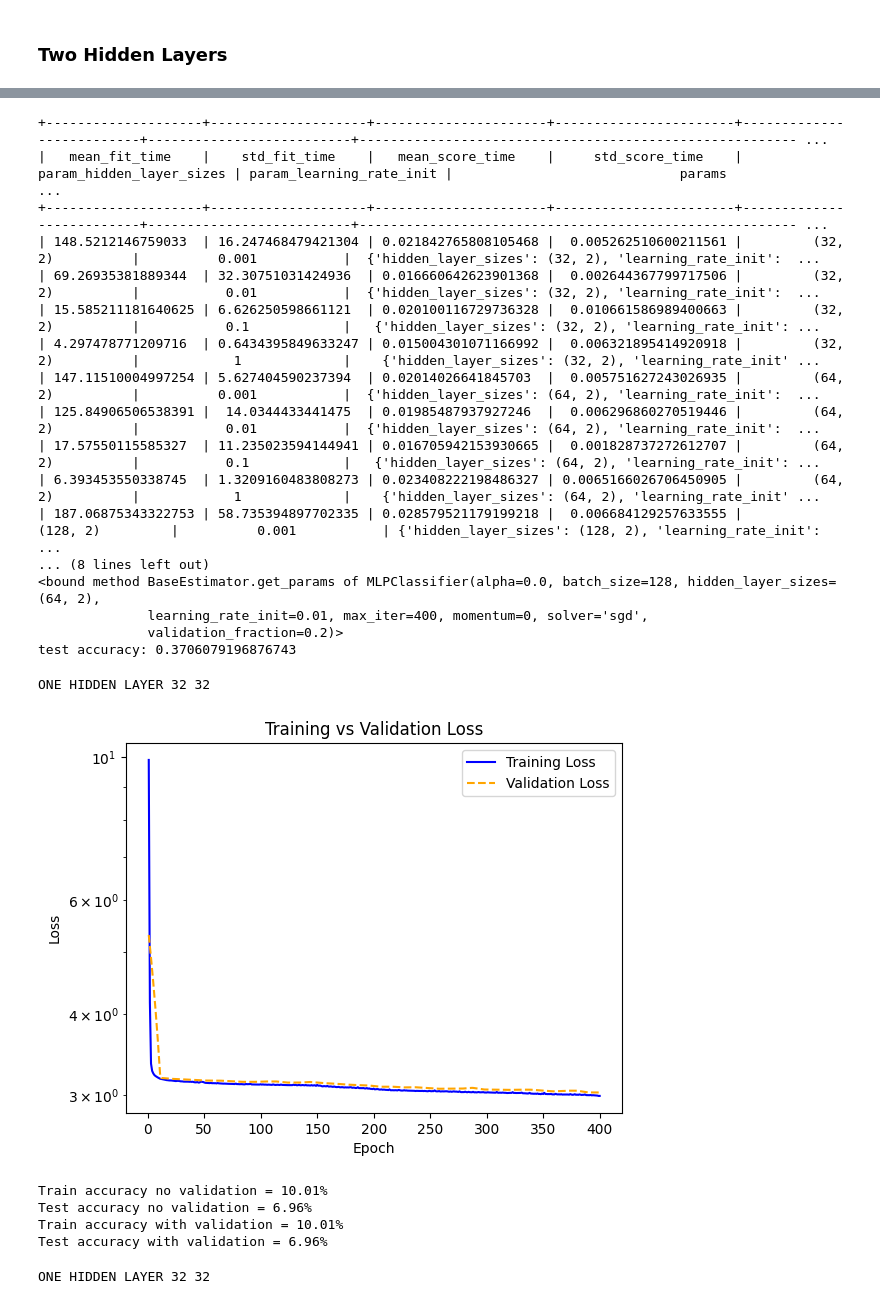
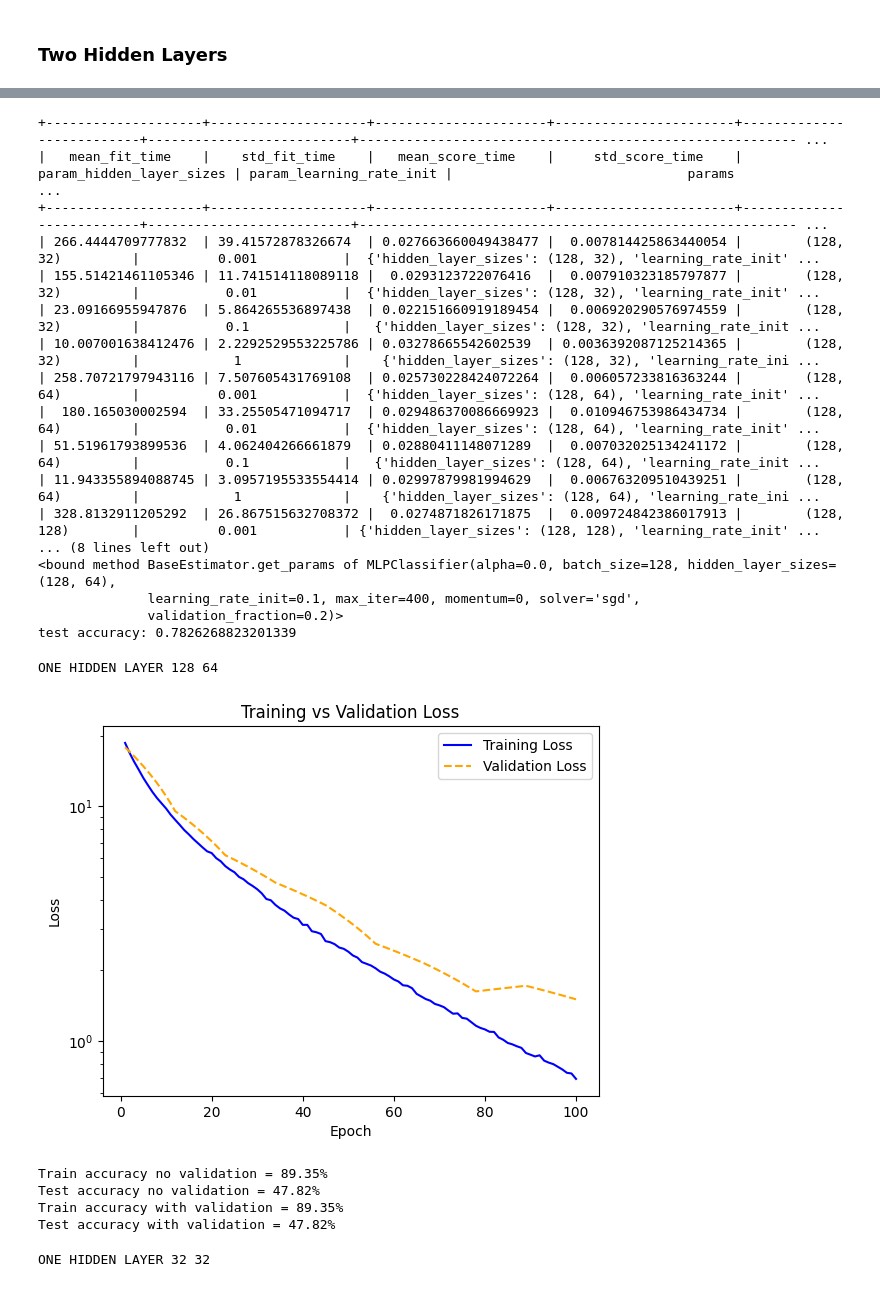
Before and after one commit to ZachGurberg/COMP551_Assignment3, a Jupyter notebook: assignment3_group-1.ipynb, the cells around one changed output, grey strips where cells are left out. Saved outputs shown, nothing was run; the diff lists cells and outputs as text; code cells hidden in the pictures.

Commit message:
New implementation, 1 hidden done

```diff
--- a/assignment3_group-1.ipynb
+++ b/assignment3_group-1.ipynb
@@ -745,7 +745,7 @@ from sklearn.neural_network import MLPClassifier
 from sklearn.model_selection import GridSearchCV
 
 param_grid = {
-    'hidden_layer_sizes': [(32,2), (64,2), (128,2), (256,2)],  # Single layer with varying sizes
+    'hidden_layer_sizes': [(128,32), (128,64), (128,128), (128,256)],  # Single layer with varying sizes
     'learning_rate_init': [0.001, 0.01, 0.1, 1]
 }
 
@@ -800,49 +800,49 @@ test_score = best_model.score(X_test, y_test)
 print("test accuracy:", test_score)
 # %% [output]
 +--------------------+--------------------+----------------------+-----------------------+--------------------------+--------------------------+-------------------------------------------------------- ...
-|   mean_fit_time    |    std_fit_time    |   mean_score_time    |     std_score_time    | param_hidden_layer_sizes | param_learning_rate_init |                             params                      ...
+|   mean_fit_time    |    std_fit_time    |   mean_score_time    |     std_score_time    | param_hidden_layer_sizes | param_learning_rate_init |                              params                     ...
 +--------------------+--------------------+----------------------+-----------------------+--------------------------+--------------------------+-------------------------------------------------------- ...
-| 148.5212146759033  | 16.247468479421304 | 0.021842765808105468 |  0.005262510600211561 |         (32, 2)          |          0.001           |  {'hidden_layer_sizes': (32, 2), 'learning_rate_init':  ...
-| 69.26935381889344  | 32.30751031424936  | 0.016660642623901368 |  0.002644367799717506 |         (32, 2)          |           0.01           |  {'hidden_layer_sizes': (32, 2), 'learning_rate_init':  ...
-| 15.585211181640625 | 6.626250598661121  | 0.020100116729736328 |  0.010661586989400663 |         (32, 2)          |           0.1            |   {'hidden_layer_sizes': (32, 2), 'learning_rate_init': ...
-| 4.297478771209716  | 0.6434395849633247 | 0.015004301071166992 |  0.006321895414920918 |         (32, 2)          |            1             |    {'hidden_layer_sizes': (32, 2), 'learning_rate_init' ...
-| 147.11510004997254 | 5.627404590237394  | 0.02014026641845703  |  0.005751627243026935 |         (64, 2)          |          0.001           |  {'hidden_layer_sizes': (64, 2), 'learning_rate_init':  ...
-| 125.84906506538391 |  14.0344433441475  | 0.01985487937927246  |  0.006296860270519446 |         (64, 2)          |           0.01           |  {'hidden_layer_sizes': (64, 2), 'learning_rate_init':  ...
-| 17.57550115585327  | 11.235023594144941 | 0.016705942153930665 |  0.001828737272612707 |         (64, 2)          |           0.1            |   {'hidden_layer_sizes': (64, 2), 'learning_rate_init': ...
-| 6.393453550338745  | 1.3209160483808273 | 0.023408222198486327 | 0.0065166026706450905 |         (64, 2)          |            1             |    {'hidden_layer_sizes': (64, 2), 'learning_rate_init' ...
-| 187.06875343322753 | 58.735394897702335 | 0.028579521179199218 |  0.006684129257633555 |         (128, 2)         |          0.001           | {'hidden_layer_sizes': (128, 2), 'learning_rate_init':  ...
+| 266.4444709777832  | 39.41572878326674  | 0.027663660049438477 |  0.007814425863440054 |        (128, 32)         |          0.001           |  {'hidden_layer_sizes': (128, 32), 'learning_rate_init' ...
+| 155.51421461105346 | 11.741514118089118 |  0.0293123722076416  |  0.007910323185797877 |        (128, 32)         |           0.01           |  {'hidden_layer_sizes': (128, 32), 'learning_rate_init' ...
+| 23.09166955947876  | 5.864265536897438  | 0.022151660919189454 |  0.006920290576974559 |        (128, 32)         |           0.1            |   {'hidden_layer_sizes': (128, 32), 'learning_rate_init ...
+| 10.007001638412476 | 2.2292529553225786 | 0.03278665542602539  | 0.0036392087125214365 |        (128, 32)         |            1             |    {'hidden_layer_sizes': (128, 32), 'learning_rate_ini ...
+| 258.70721797943116 | 7.507605431769108  | 0.025730228424072264 |  0.006057233816363244 |        (128, 64)         |          0.001           |  {'hidden_layer_sizes': (128, 64), 'learning_rate_init' ...
+|  180.165030002594  | 33.25505471094717  | 0.029486370086669923 |  0.010946753986434734 |        (128, 64)         |           0.01           |  {'hidden_layer_sizes': (128, 64), 'learning_rate_init' ...
+| 51.51961793899536  | 4.062404266661879  | 0.02880411148071289  |  0.007032025134241172 |        (128, 64)         |           0.1            |   {'hidden_layer_sizes': (128, 64), 'learning_rate_init ...
+| 11.943355894088745 | 3.0957195533554414 | 0.02997879981994629  |  0.006763209510439251 |        (128, 64)         |            1             |    {'hidden_layer_sizes': (128, 64), 'learning_rate_ini ...
+| 328.8132911205292  | 26.867515632708372 |  0.0274871826171875  |  0.009724842386017913 |        (128, 128)        |          0.001           | {'hidden_layer_sizes': (128, 128), 'learning_rate_init' ...
 ... (8 lines left out)
-<bound method BaseEstimator.get_params of MLPClassifier(alpha=0.0, batch_size=128, hidden_layer_sizes=(64, 2),
-              learning_rate_init=0.01, max_iter=400, momentum=0, solver='sgd',
+<bound method BaseEstimator.get_params of MLPClassifier(alpha=0.0, batch_size=128, hidden_layer_sizes=(128, 64),
+              learning_rate_init=0.1, max_iter=400, momentum=0, solver='sgd',
               validation_fraction=0.2)>
-test accuracy: 0.3706079196876743
+test accuracy: 0.7826268823201339
 # %%
-HIDDEN_UNITS_1 = 256
-HIDDEN_UNITS_2 = 256
+HIDDEN_UNITS_1 = 128
+HIDDEN_UNITS_2 = 128
 mlp_two_32_32 = MLP(
     LinearLayer(784, HIDDEN_UNITS_1),
     ReLULayer(),
     LinearLayer(HIDDEN_UNITS_1, HIDDEN_UNITS_2),
     ReLULayer(),
     LinearLayer(HIDDEN_UNITS_2, 25),
     SoftmaxOutputLayer()
 )
 
-optimizer = GradientDescentOptimizer(mlp_two_32_32, 1e-2)
-gradient_steps = 400
+optimizer = GradientDescentOptimizer(mlp_two_32_32, 1e-3)
+gradient_steps = 100
 best_val_params_32_32, training_losses_32_32, validation_losses_32_32 = train(mlp_two_32_32, optimizer, X_train, y_train, gradient_steps)
 best_no_val_params_32_32 = mlp_two_32_32.get_params()
-print("ONE HIDDEN LAYER 32 32")
+print("ONE HIDDEN LAYER 128 64")
 #Looks bad because not enough parameters probably
 plot_losses(training_losses_32_32, validation_losses_32_32)
 two_32_32_stats = get_accuracy_stats(mlp_two_32_32, best_no_val_params_32_32, best_no_val_params_32_32, X_test, y_test, X_train, y_train)
 # %% [output]
-ONE HIDDEN LAYER 32 32
+ONE HIDDEN LAYER 128 64
-[figure, old version]
+[figure, new version]
-Train accuracy no validation = 10.01%
-Test accuracy no validation = 6.96%
-Train accuracy with validation = 10.01%
-Test accuracy with validation = 6.96%
+Train accuracy no validation = 89.35%
+Test accuracy no validation = 47.82%
+Train accuracy with validation = 89.35%
+Test accuracy with validation = 47.82%
 # %%
 # %% [output]
 ONE HIDDEN LAYER 32 32
```
Also changed, not shown: parts of 1 cell of this notebook, 2 other files.
